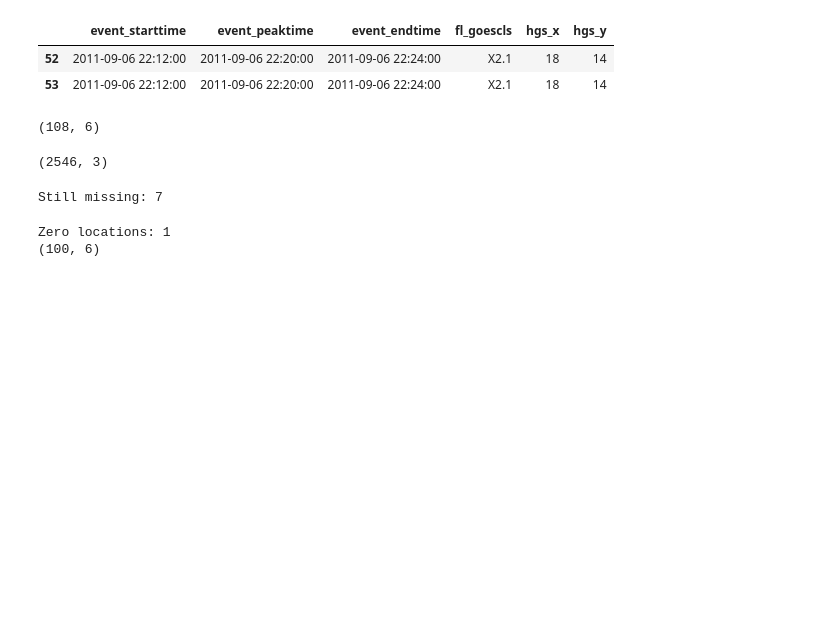
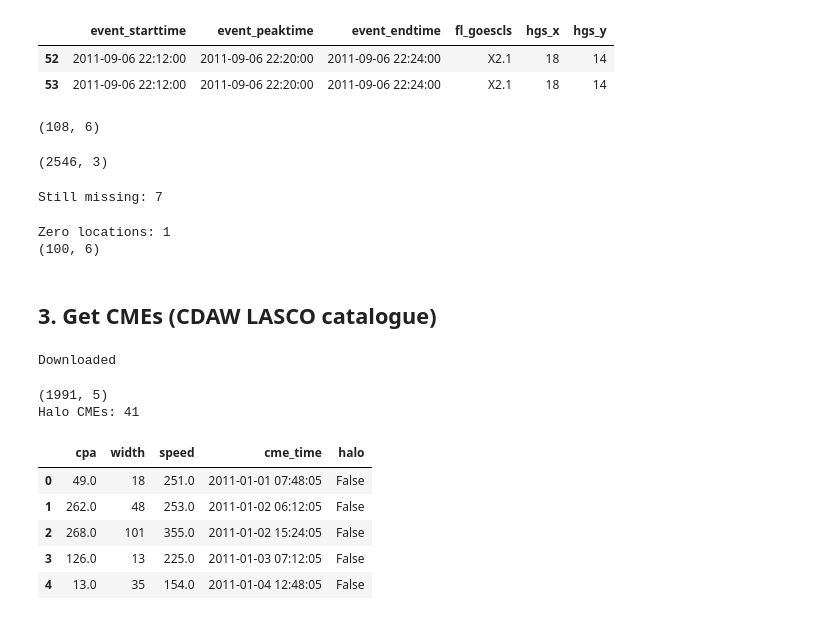
Before and after one commit to lucashobbs17/Geostorm, a Jupyter notebook: notebooks/01_flare_cme.ipynb, the cells around one changed output. Cells and saved outputs as stored; diff of their text form; code cells hidden in the pictures; blank space fills up the shorter version.

```diff
--- a/notebooks/01_flare_cme.ipynb
+++ b/notebooks/01_flare_cme.ipynb
@@ -142,3 +142,51 @@ print(flares.shape)
 # %% [output]
 Zero locations: 1
 (100, 6)
+# %% [markdown]
+## 3. Get CMEs (CDAW LASCO catalogue)
+# %%
+import requests
+
+path_cme = f'{DATA}/cdaw_univ_all.txt'
+
+if not os.path.exists(path_cme):
+    url = "https://cdaw.gsfc.nasa.gov/CME_list/UNIVERSAL/text_ver/univ_all.txt"
+    r = requests.get(url, timeout=60)
+    r.raise_for_status()
+    with open(path_cme, "w") as f:
+        f.write(r.text)
+    print("Downloaded")
+else:
+    print("Already saved")
+# %% [output]
+Downloaded
+# %%
+rows = []
+with open(path_cme) as f:
+    for line in f:
+        parts = line.split()
+        if len(parts) >= 5 and "/" in parts[0] and parts[0][:4].isdigit():
+            rows.append(parts[:5])
+
+cmes = pd.DataFrame(rows, columns=["date", "time", "cpa", "width", "speed"])
+cmes["cme_time"] = pd.to_datetime(cmes["date"] + " " + cmes["time"])
+cmes["halo"] = cmes["cpa"] == "Halo"
+
+for c in ["cpa", "width", "speed"]:
+    cmes[c] = pd.to_numeric(cmes[c], errors="coerce")
+
+cmes = cmes[cmes["cme_time"].dt.year == 2011].reset_index(drop=True)
+cmes = cmes.drop(columns=["date", "time"])
+# %%
+print(cmes.shape)
+print("Halo CMEs:", cmes["halo"].sum())
+cmes.head()
+# %% [output]
+(1991, 5)
+Halo CMEs: 41
+|  | cpa | width | speed | cme_time | halo |
+| 0 | 49.0 | 18 | 251.0 | 2011-01-01 07:48:05 | False |
+| 1 | 262.0 | 48 | 253.0 | 2011-01-02 06:12:05 | False |
+| 2 | 268.0 | 101 | 355.0 | 2011-01-02 15:24:05 | False |
+| 3 | 126.0 | 13 | 225.0 | 2011-01-03 07:12:05 | False |
+| 4 | 13.0 | 35 | 154.0 | 2011-01-04 12:48:05 | False |
```
Also changed, not shown: parts of 7 cells of this notebook.
